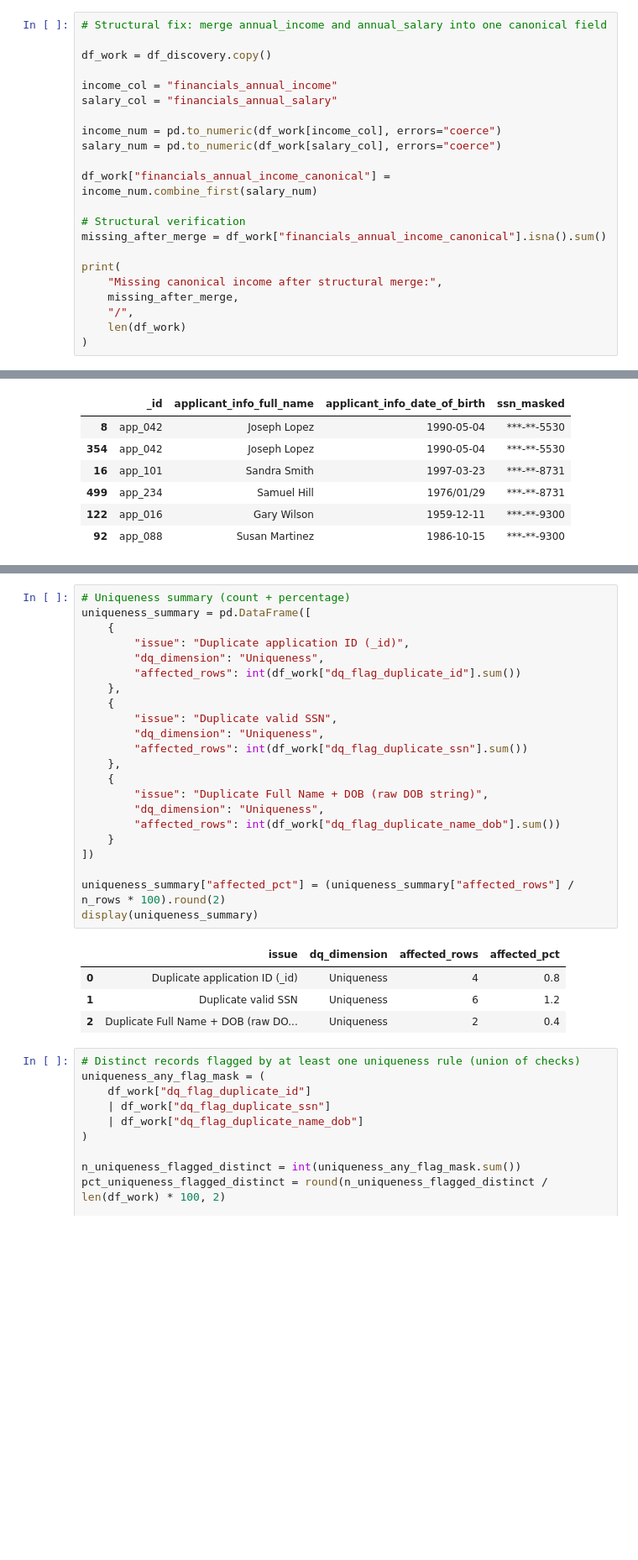
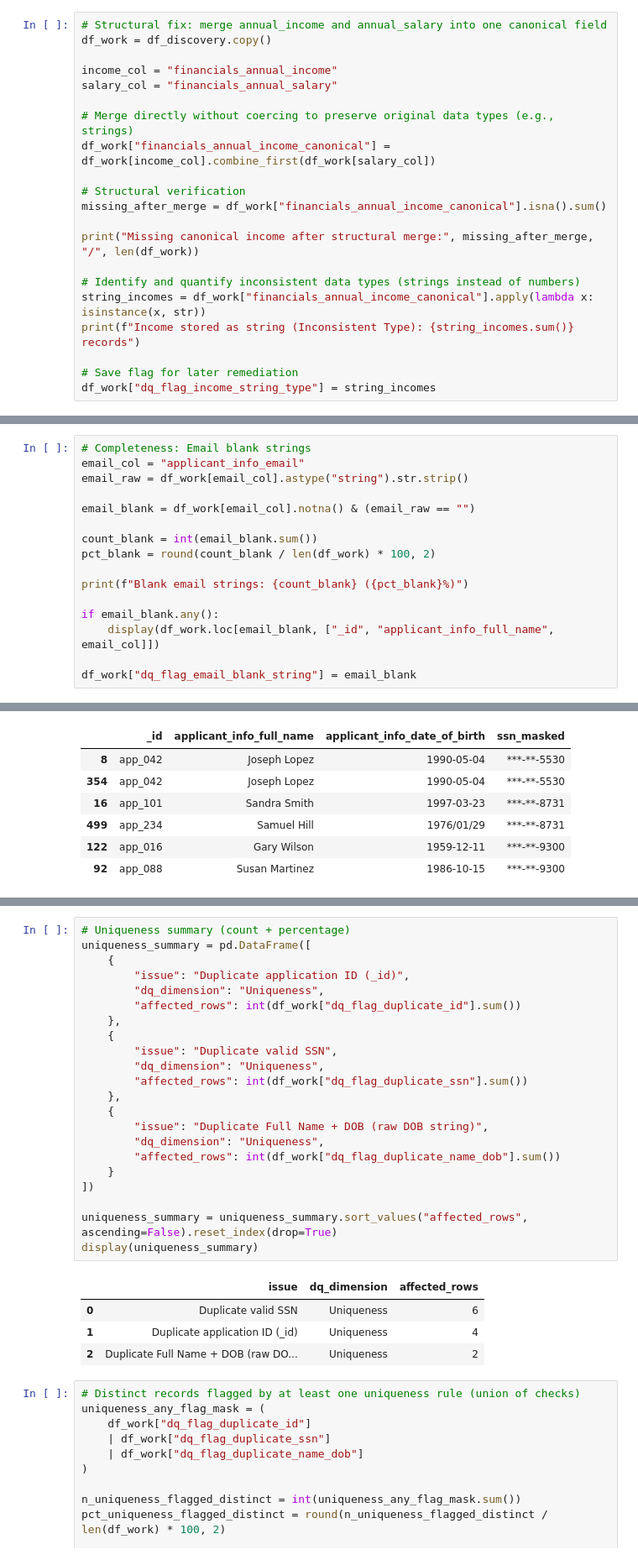
Before and after one commit to afonsojoao2001/dego-project-team12, a Jupyter notebook: notebooks/01-data-quality-integration.ipynb, the cells around one changed output, grey strips where cells are left out. Shown at 84% size. Drawn from its saved outputs; the diff is of its cells as text; blank space fills up the shorter version.

```diff
--- a/notebooks/01-data-quality-integration.ipynb
+++ b/notebooks/01-data-quality-integration.ipynb
@@ -201,25 +202,24 @@ Income-related financial fields detected: ['financials_annual_income', 'financia
 Income is recorded under two alternative fields. `financials_annual_income` is populated for 497/502 applications, while `financials_annual_salary` is populated for 5/502. These represent the same concept and will be merged into a single canonical `financials_annual_income_canonical` field in the curated dataset.
 # %%
 # Structural fix: merge annual_income and annual_salary into one canonical field
-
 df_work = df_discovery.copy()
 
 income_col = "financials_annual_income"
 salary_col = "financials_annual_salary"
 
-income_num = pd.to_numeric(df_work[income_col], errors="coerce")
-salary_num = pd.to_numeric(df_work[salary_col], errors="coerce")
-
-df_work["financials_annual_income_canonical"] = income_num.combine_first(salary_num)
+# Merge directly without coercing to preserve original data types (e.g., strings)
+df_work["financials_annual_income_canonical"] = df_work[income_col].combine_first(df_work[salary_col])
 
 # Structural verification
 missing_after_merge = df_work["financials_annual_income_canonical"].isna().sum()
 
-print(
-    "Missing canonical income after structural merge:",
-    missing_after_merge,
-    "/",
-    len(df_work)
-)
+print("Missing canonical income after structural merge:", missing_after_merge, "/", len(df_work))
+
+# Identify and quantify inconsistent data types (strings instead of numbers)
+string_incomes = df_work["financials_annual_income_canonical"].apply(lambda x: isinstance(x, str))
+print(f"Income stored as string (Inconsistent Type): {string_incomes.sum()} records")
+
+# Save flag for later remediation
+df_work["dq_flag_income_string_type"] = string_incomes
 # %% [output]
 Missing canonical income after structural merge: 0 / 502
@@ -444,0 +479,16 @@ ZIP values are correctly formatted when present. One record (`app_075`)uses an e
+# %%
+# Completeness: Email blank strings
+email_col = "applicant_info_email"
+email_raw = df_work[email_col].astype("string").str.strip()
+
+email_blank = df_work[email_col].notna() & (email_raw == "")
+
+count_blank = int(email_blank.sum())
+pct_blank = round(count_blank / len(df_work) * 100, 2)
+
+print(f"Blank email strings: {count_blank} ({pct_blank}%)")
+
+if email_blank.any():
+    display(df_work.loc[email_blank, ["_id", "applicant_info_full_name", email_col]])
+
+df_work["dq_flag_email_blank_string"] = email_blank
@@ -759,30 +856,30 @@ Rows with duplicate Full Name + DOB (raw string): 2 (0.4%)
 # %%
 # Uniqueness summary (count + percentage)
 uniqueness_summary = pd.DataFrame([
     {
         "issue": "Duplicate application ID (_id)",
         "dq_dimension": "Uniqueness",
         "affected_rows": int(df_work["dq_flag_duplicate_id"].sum())
     },
     {
         "issue": "Duplicate valid SSN",
         "dq_dimension": "Uniqueness",
         "affected_rows": int(df_work["dq_flag_duplicate_ssn"].sum())
     },
     {
         "issue": "Duplicate Full Name + DOB (raw DOB string)",
         "dq_dimension": "Uniqueness",
         "affected_rows": int(df_work["dq_flag_duplicate_name_dob"].sum())
     }
 ])
 
-uniqueness_summary["affected_pct"] = (uniqueness_summary["affected_rows"] / n_rows * 100).round(2)
+uniqueness_summary = uniqueness_summary.sort_values("affected_rows", ascending=False).reset_index(drop=True)
 display(uniqueness_summary)
 # %% [output]
-|  | issue | dq_dimension | affected_rows | affected_pct |
-| 0 | Duplicate application ID (_id) | Uniqueness | 4 | 0.8 |
-| 1 | Duplicate valid SSN | Uniqueness | 6 | 1.2 |
-| 2 | Duplicate Full Name + DOB (raw DO... | Uniqueness | 2 | 0.4 |
+|  | issue | dq_dimension | affected_rows |
+| 0 | Duplicate valid SSN | Uniqueness | 6 |
+| 1 | Duplicate application ID (_id) | Uniqueness | 4 |
+| 2 | Duplicate Full Name + DOB (raw DO... | Uniqueness | 2 |
 # %%
 # Distinct records flagged by at least one uniqueness rule (union of checks)
 uniqueness_any_flag_mask = (
```
Also changed, not shown: parts of 40 cells of this notebook.
